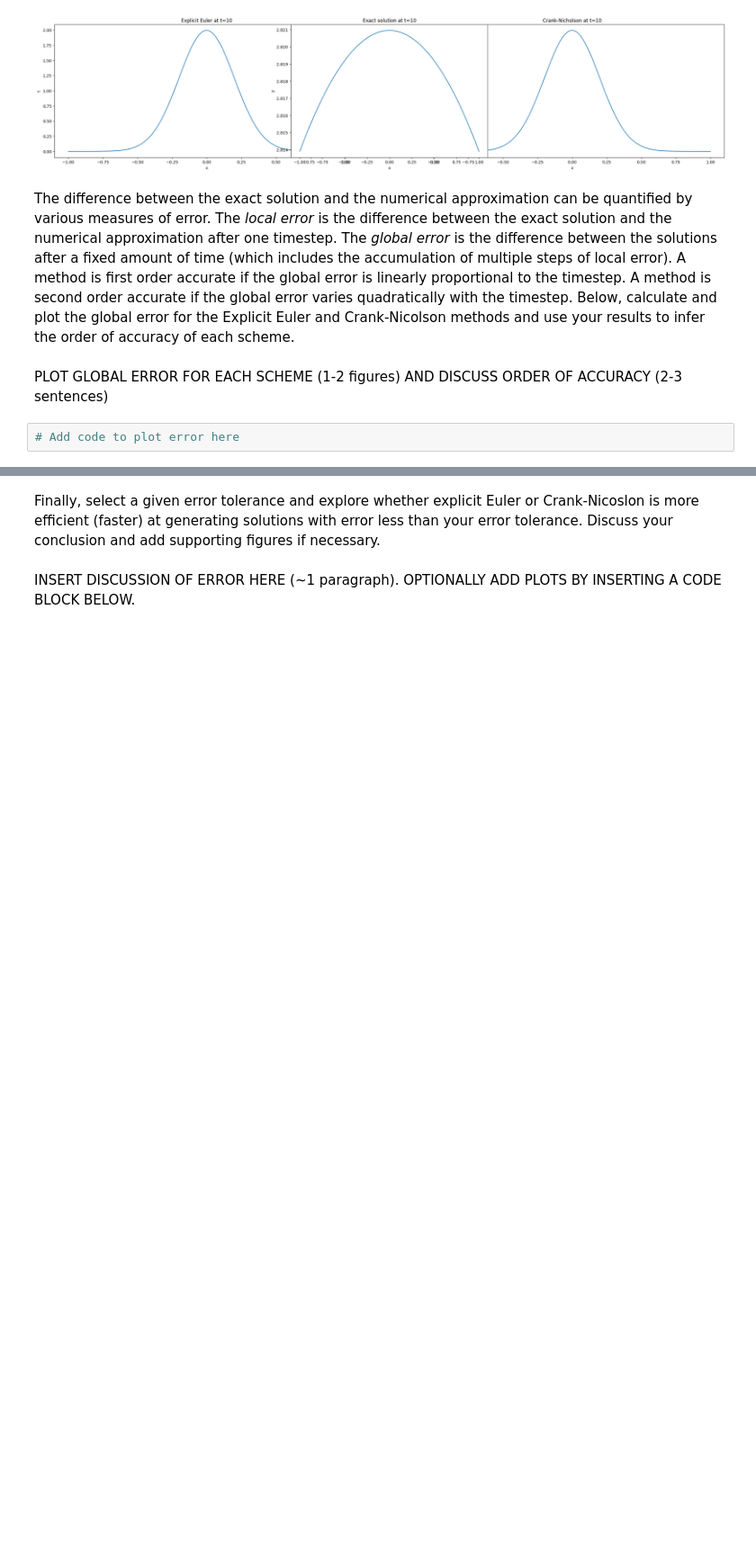
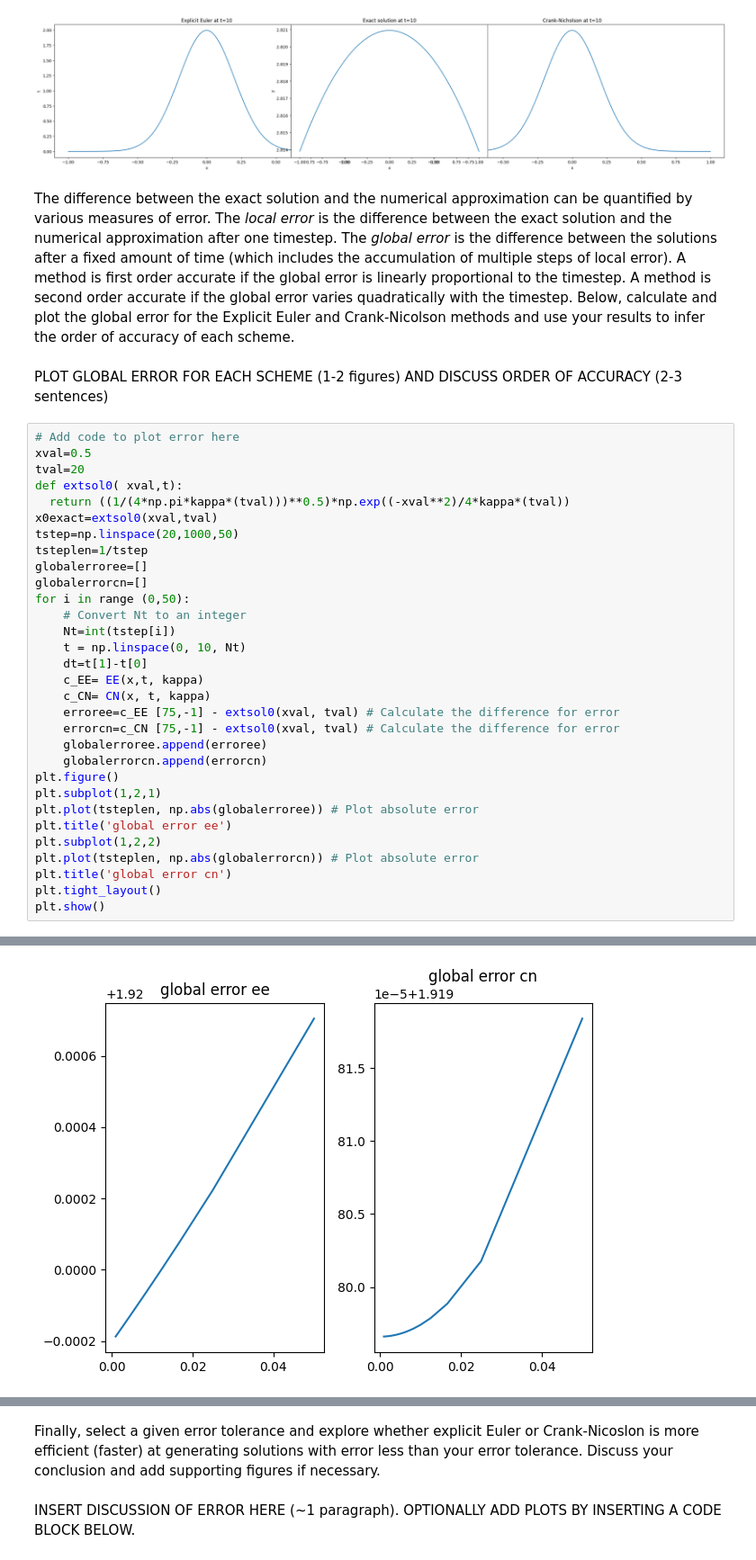
Before and after one commit to meganlouiseedwards/QCES, a Jupyter notebook: Project1_numerical_methods.ipynb, the cells around one changed output, grey strips where cells are left out. Shown: that part at 90% size. Saved outputs shown, nothing was run; the diff lists cells and outputs as text; blank space fills up the shorter version.

Commit message:
finished global error

```diff
--- a/Project1_numerical_methods.ipynb
+++ b/Project1_numerical_methods.ipynb
@@ -367,5 +348,35 @@ plt.show()
 The difference between the exact solution and the numerical approximation can be quantified by various measures of error. The *local error* is the difference between the exact solution and the numerical approximation after one timestep. The *global error* is the difference between the solutions after a fixed amount of time (which includes the accumulation of multiple steps of local error). A method is first order accurate if the global error is linearly proportional to the timestep. A method is second order accurate if the global error varies quadratically with the timestep. Below, calculate and plot the global error for the Explicit Euler and Crank-Nicolson methods and use your results to infer the order of accuracy of each scheme.
 # %% [markdown]
 PLOT GLOBAL ERROR FOR EACH SCHEME (1-2 figures) AND DISCUSS ORDER OF ACCURACY (2-3 sentences)
-# %%
-# Add code to plot error here
+# %%
+# Add code to plot error here
+xval=0.5
+tval=20
+def extsol0( xval,t):
+  return ((1/(4*np.pi*kappa*(tval)))**0.5)*np.exp((-xval**2)/4*kappa*(tval))
+x0exact=extsol0(xval,tval)
+tstep=np.linspace(20,1000,50)
+tsteplen=1/tstep
+globalerroree=[]
+globalerrorcn=[]
+for i in range (0,50):
+    # Convert Nt to an integer
+    Nt=int(tstep[i])
+    t = np.linspace(0, 10, Nt)
+    dt=t[1]-t[0]
+    c_EE= EE(x,t, kappa)
+    c_CN= CN(x, t, kappa)
+    erroree=c_EE [75,-1] - extsol0(xval, tval) # Calculate the difference for error
+    errorcn=c_CN [75,-1] - extsol0(xval, tval) # Calculate the difference for error
+    globalerroree.append(erroree)
+    globalerrorcn.append(errorcn)
+plt.figure()
+plt.subplot(1,2,1)
+plt.plot(tsteplen, np.abs(globalerroree)) # Plot absolute error
+plt.title('global error ee')
+plt.subplot(1,2,2)
+plt.plot(tsteplen, np.abs(globalerrorcn)) # Plot absolute error
+plt.title('global error cn')
+plt.tight_layout()
+plt.show()
+# %% [output]
@@ -371,0 +411 @@ PLOT GLOBAL ERROR FOR EACH SCHEME (1-2 figures) AND DISCUSS ORDER OF ACCURACY (2
+[figure, added]
```
Also changed, not shown: parts of 11 cells of this notebook.
